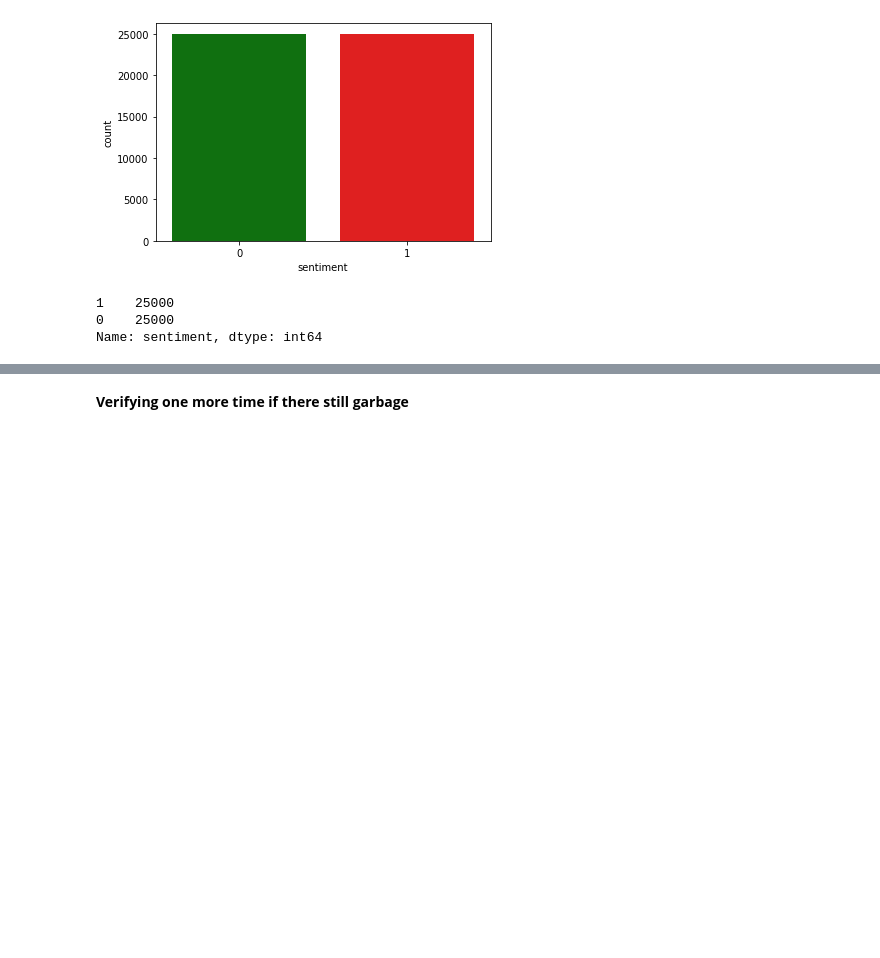
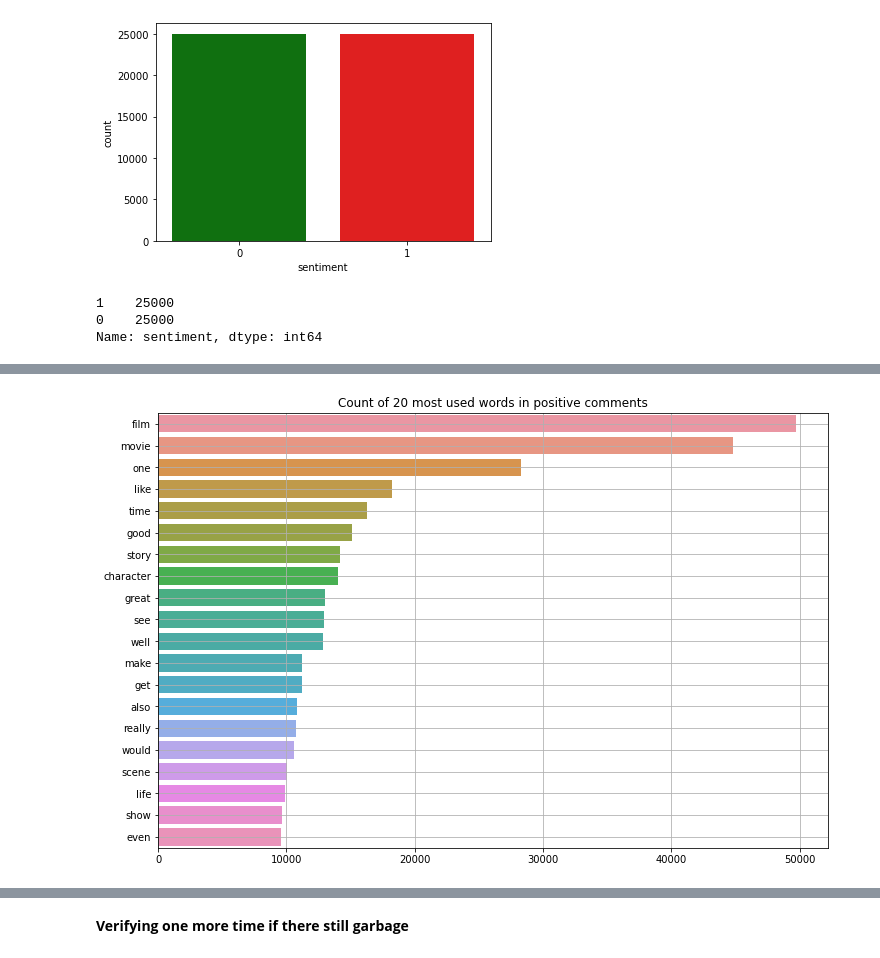
Before and after one commit to javivi235/SentimentAnalysis, a Jupyter notebook: Proyecto_FInal.ipynb, the cells around one changed output, grey strips where cells are left out. Drawn from its saved outputs; the diff is of its cells as text; code cells hidden in the pictures; blank space fills up the shorter version.

```diff
--- a/Proyecto_FInal.ipynb
+++ b/Proyecto_FInal.ipynb
@@ -234,0 +290,11 @@ dataProcessed.shape
+# %%
+general_positive_keys = []
+general_positive_values = []
+
+i = 0
+for key,value in positive_vocab.items():
+    if i == 20:
+      break
+    general_positive_keys.append(key)
+    general_positive_values.append(value)
+    i += 1
@@ -234,0 +318,6 @@ dataProcessed.shape
+# %%
+plt.figure(figsize=(12,8))
+sns.barplot(x=general_positive_values,y=general_positive_keys).set_title('Count of 20 most used words in positive comments')
+plt.grid()
+# %% [output]
+[figure, added]
```
Also changed, not shown: parts of 23 cells of this notebook.
